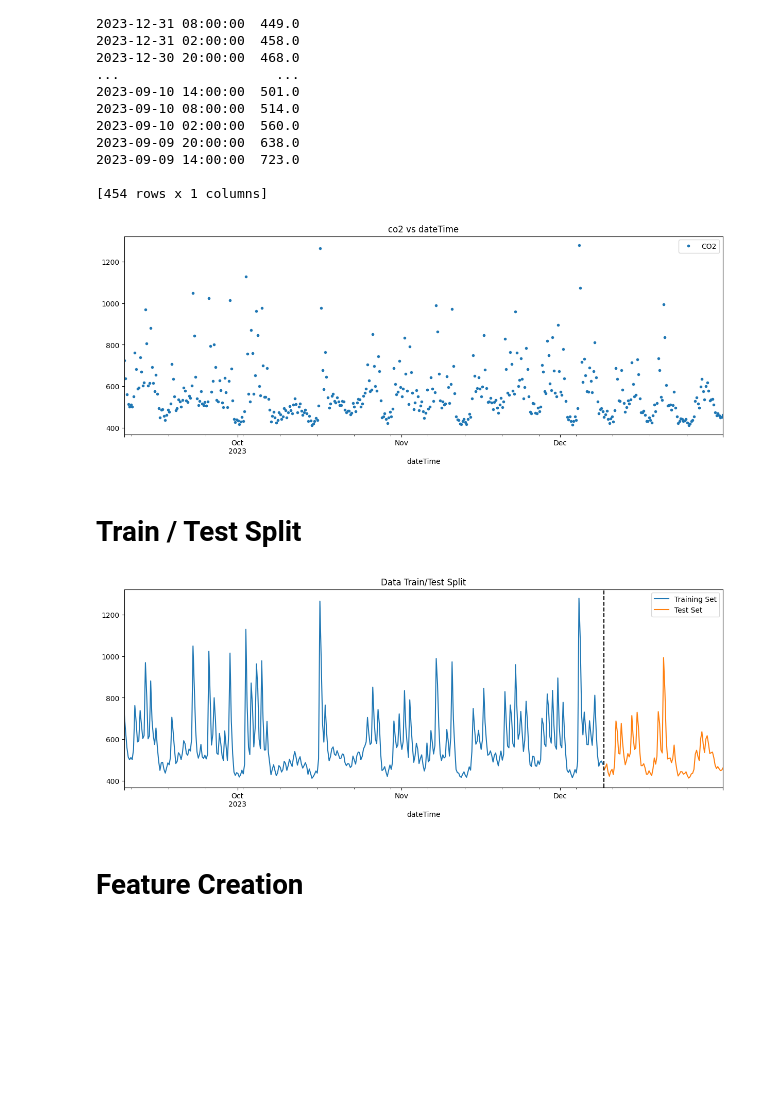
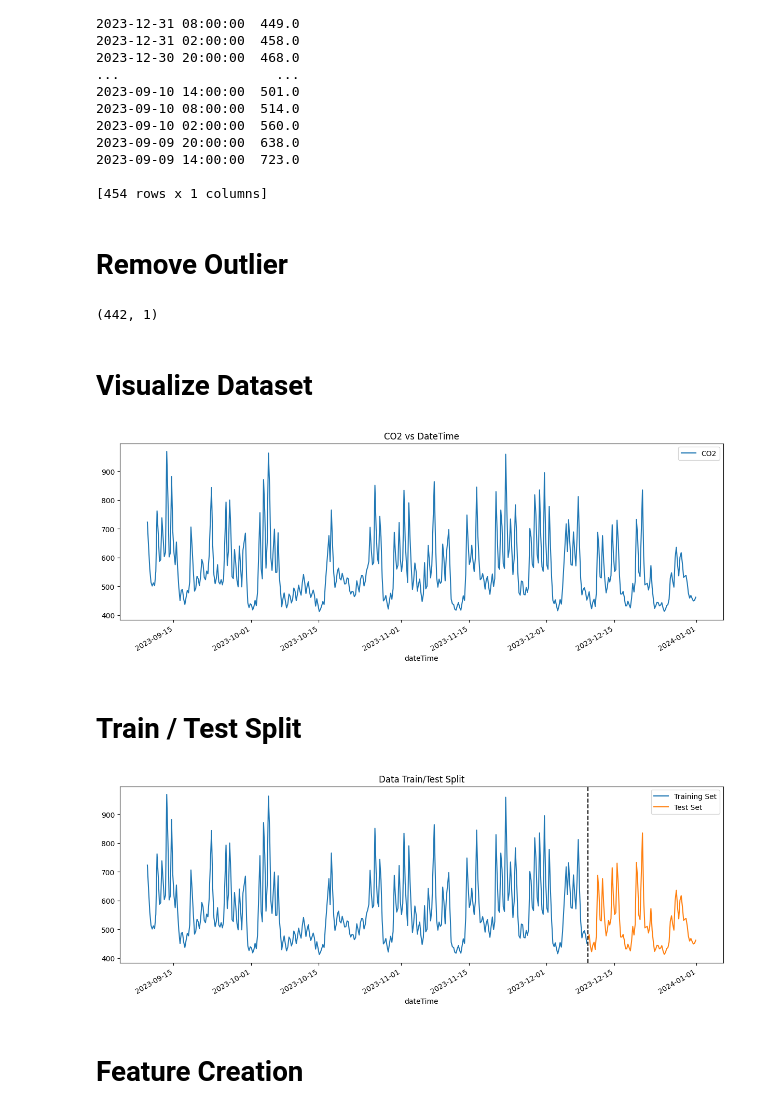
Before and after one commit to ShreyaKushal/iot-g4, a Jupyter notebook: models/XGBoost/XGBoost_CO2.ipynb, the cells around one changed output. Drawn from its saved outputs; the diff is of its cells as text; code cells hidden in the pictures; blank space fills up the shorter version.

```diff
--- a/models/XGBoost/XGBoost_CO2.ipynb
+++ b/models/XGBoost/XGBoost_CO2.ipynb
@@ -102,41 +75,52 @@ dateTime
 2023-09-09 14:00:00  723.0
 
 [454 rows x 1 columns]
+# %% [markdown]
+# Remove Outlier
+# %%
+mean_temp = df_CO2['CO2'].mean()
+std_temp = df_CO2['CO2'].std()
+
+df_CO2['Z_score'] = (df_CO2['CO2'] - mean_temp) / std_temp
+
+# Remove the data points with Z-scores beyond +/- 3 standard deviations
+df_CO2 = df_CO2[df_CO2['Z_score'].abs() <= 3]
+
+df_CO2.drop('Z_score', axis=1, inplace=True)
+
+df_CO2.shape
+# %% [output]
+(442, 1)
+# %% [markdown]
+# Visualize Dataset
 # %%
-df_co2.plot(style='.',
-        figsize=(15, 5),
-        color=color_pal[0],
-        title='co2 vs dateTime')
+df_CO2.plot(figsize=(15, 5),
+                    color=color_pal[0],
+                    title='CO2 vs DateTime',
+                    linestyle='-')  # Optional, '-' is the default for line plots
 plt.show()
 # %% [output]
-[figure, old version]
+[figure, new version]
 # %% [markdown]
 # Train / Test Split
 # %%
-# Assuming df is your DataFrame and it's already loaded and indexed by datetime
-# Ensure your index is sorted
-df_co2 = df_co2.sort_index()
+df_CO2 = df_CO2.sort_index()
 
-# Calculate the split point
-split_point = int(len(df_co2) * 0.8)
+split_point = int(len(df_CO2) * 0.8)
 
-# Split the data
-train = df_co2.iloc[:split_point]
-test = df_co2.iloc[split_point:]
+train = df_CO2.iloc[:split_point]
+test = df_CO2.iloc[split_point:]
 
-# Visualize the split
 fig, ax = plt.subplots(figsize=(15, 5))
 train.plot(ax=ax, label='Training Set', title='Data Train/Test Split')
 test.plot(ax=ax, label='Test Set')
 
-# Using the date at the split point for the vertical line might not always be accurate
-# if dates are not uniformly distributed, but it gives a visual approximation.
-split_date = df_co2.index[split_point]
+split_date = df_CO2.index[split_point]
 ax.axvline(split_date, color='black', ls='--')
 ax.legend(['Training Set', 'Test Set'])
 plt.show()
 # %% [output]
-[figure, old version]
+[figure, new version]
 # %% [markdown]
 # Feature Creation
 # %%
```
Also changed, not shown: parts of 33 cells of this notebook, 2 other files.
